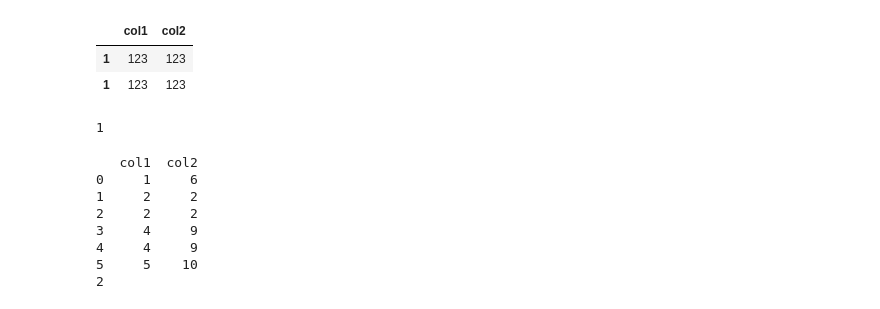
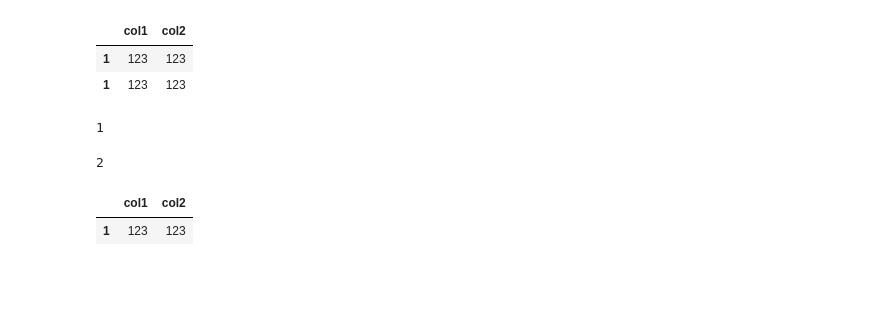
Before and after one commit to DanialAslam04/Deep_Learning_BWF_Danial_Aslam, a Jupyter notebook: Task15/MissingData_Outlier_Duplicates.ipynb, the cells around one changed output. Drawn from its saved outputs; the diff is of its cells as text; code cells hidden in the pictures; blank space fills up the shorter version.

Commit message:
Donr with missing data

```diff
--- a/Task15/MissingData_Outlier_Duplicates.ipynb
+++ b/Task15/MissingData_Outlier_Duplicates.ipynb
@@ -371,19 +371,19 @@ data.duplicated().sum()
 # %%
 df = pd.DataFrame({'col1': [1, 2, 2, 4, 4, 5],
                    'col2': [6, 2, 2, 9, 9, 10]})
-print(df)
 
 # Find and remove duplicate values
 a = df.duplicated().sum()
 #df.drop_duplicates(inplace=True)
 
 # Print the cleaned DataFrame
+print(a)
 # %% [output]
-   col1  col2
-0     1     6
-1     2     2
-2     2     2
-3     4     9
-4     4     9
-5     5    10
 2
+# %%
+data.drop_duplicates(inplace=True)
+# %%
+data
+# %% [output]
+|  | col1 | col2 |
+| 1 | 123 | 123 |
```
